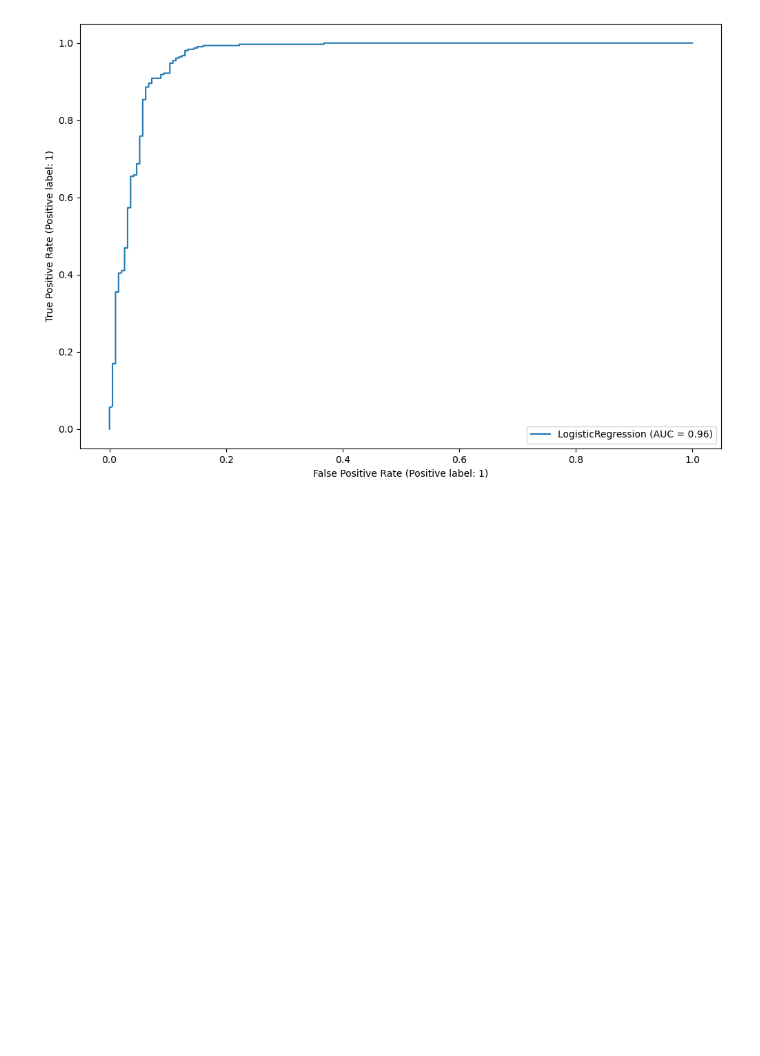
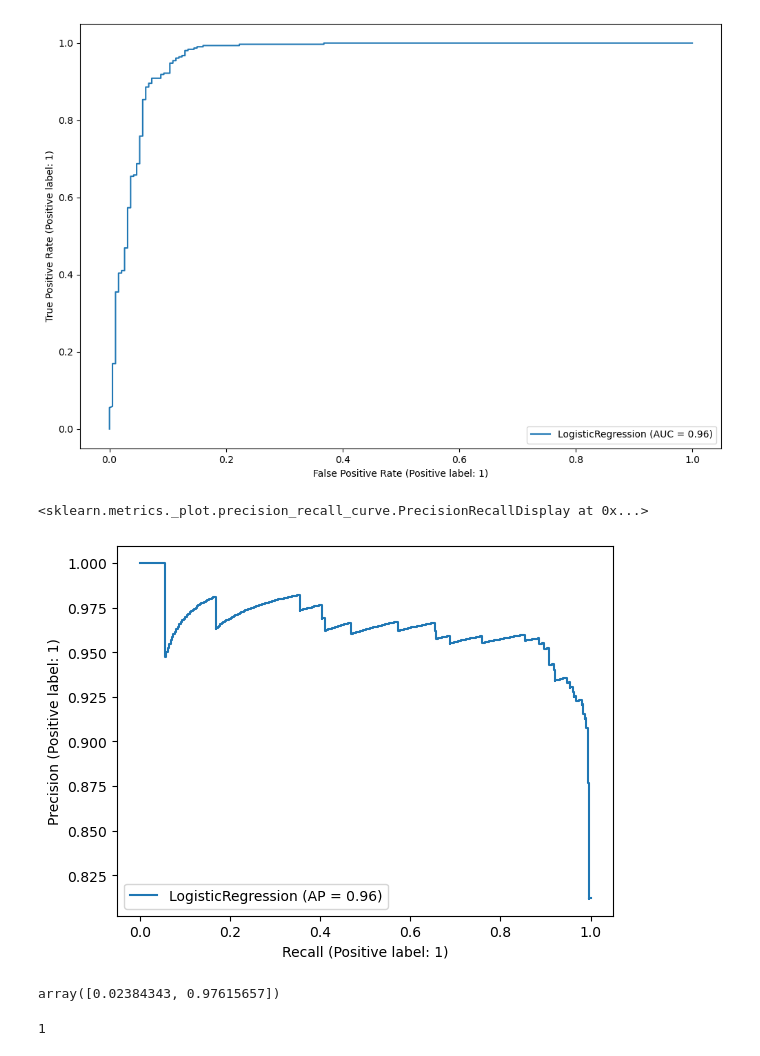
Before and after one commit to NadeemDin/ML-Logistic-Regression, a Jupyter notebook: Logistic Regression Notes.ipynb, the cells around one changed output. Cells and saved outputs as stored; diff of their text form; code cells hidden in the pictures; blank space fills up the shorter version.

Commit message:
recall_precision_curve plotted

```diff
--- a/Logistic Regression Notes.ipynb
+++ b/Logistic Regression Notes.ipynb
@@ -355,3 +355,16 @@ plot_roc_curve(log_model,scaled_x_test,y_test,ax=ax)
 # %% [output]
 <sklearn.metrics._plot.roc_curve.RocCurveDisplay at 0x...>
 [figure]
+# %%
+plot_precision_recall_curve(log_model,scaled_x_test,y_test)
+# %% [output]
+<sklearn.metrics._plot.precision_recall_curve.PrecisionRecallDisplay at 0x...>
+[figure, added]
+# %%
+log_model.predict_proba(scaled_x_test)[0] #gives probability of first value in x_test
+# %% [output]
+array([0.02384343, 0.97615657])
+# %%
+y_test[0]
+# %% [output]
+1
```
Also changed, not shown: parts of 2 cells of this notebook.
